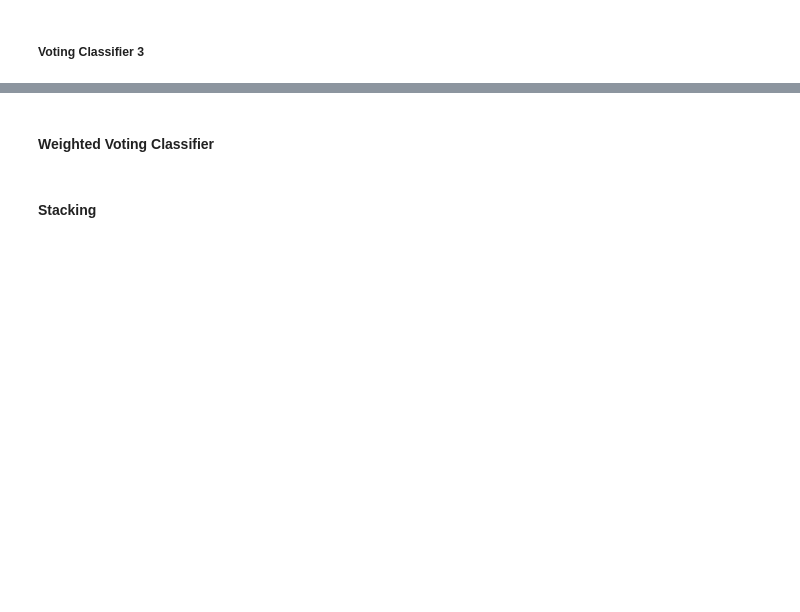
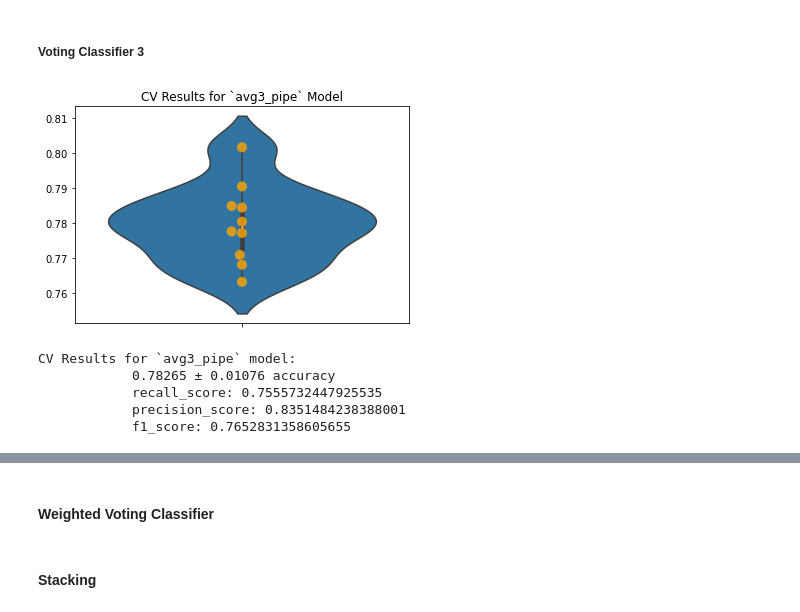
Before and after one commit to ZachRauch/Flu-Shot-Learning, a Jupyter notebook: Workspace/Workflow_With_Seasonal.ipynb, the cells around one changed output, grey strips where cells are left out. Drawn from its saved outputs; the diff is of its cells as text; code cells hidden in the pictures; blank space fills up the shorter version.

```diff
--- a/Workspace/Workflow_With_Seasonal.ipynb
+++ b/Workspace/Workflow_With_Seasonal.ipynb
@@ -1062,17 +1224,20 @@ KeyboardInterrupt:
 # %% [markdown]
 ##### Voting Classifier 3
 # %%
-# avg3 = VotingClassifier(estimators=[
-#     ('logreg', LogisticRegression(random_state=42, max_iter=1000, C=.1, solver='sag')),
-#     ('knn', KNeighborsClassifier(metric= 'euclidean', n_neighbors= 15)),
-#     ('rfc', RandomForestClassifier(max_features= 'sqrt', n_estimators= 1000)),
-#     ('gbc', GradientBoostingClassifier(random_state=42, learning_rate= 0.1, n_estimators= 250)),
-#     ('ada', AdaBoostClassifier(learning_rate= 1.5, n_estimators= 250)),
-#     ('xgb', xgb)
-# ])
-# avg3_model_pipe = Pipeline([('ct', ct), ('avg3', avg3)])
+estimators=[
+    ('logreg', LogisticRegression(random_state=42, max_iter=5, solver='liblinear', C=.3)),
+    ('knn', KNeighborsClassifier(metric='manhattan', n_neighbors=200)),
+    ('rfc', RandomForestClassifier(random_state=42, max_features='sqrt', n_estimators=1250)),
+    ('gbc', GradientBoostingClassifier(random_state=42, learning_rate=.05, n_estimators=350)),
+    ('ada', AdaBoostClassifier(learning_rate=1.25, n_estimators=200)),
+    ('xgb', xgboost.XGBClassifier(random_state=42, learning_rate=.05, n_estimators=150)),
+    ('etc', ExtraTreesClassifier(max_features='sqrt', max_samples=.5, bootstrap=True, random_state=42, max_depth=50, n_estimators=500))
+]
+# %%
+avg3 = VotingClassifier(estimators=estimators, voting='soft')
+avg3_model_pipe = Pipeline([('ct', ct), ('avg3', avg3)])
 # %%
-# avg3_pipe = ModelWithCV(model=avg3_model_pipe,
-#                          model_name='avg3_pipe',
-#                          X=X_train1,
-#                          y=y_train1)
+avg3_pipe = ModelWithCV(model=avg3_model_pipe,
+                         model_name='avg3_pipe',
+                         X=X_train1,
+                         y=y_train1) #6m 17s
@@ -1079,4 +1247,6 @@ KeyboardInterrupt:
 # %%
-# fig, ax = plt.subplots()
+fig, ax = plt.subplots()
 
-# avg3_pipe.plot_cv(ax=ax);
+avg3_pipe.plot_cv(ax=ax);
+# %% [output]
+[figure, added]
@@ -1084,0 +1253,10 @@ KeyboardInterrupt:
+# %%
+avg3_summary = avg3_pipe.print_cv_summary()
+
+#pickle.dump(avg3_summary, open(avg3_model, 'wb')) #9m 39s
+# %% [output]
+CV Results for `avg3_pipe` model:
+            0.78265 ± 0.01076 accuracy
+            recall_score: 0.7555732447925535
+            precision_score: 0.8351484238388001
+            f1_score: 0.7652831358605655
```
Also changed, not shown: parts of 100 cells of this notebook, 19 other files.
